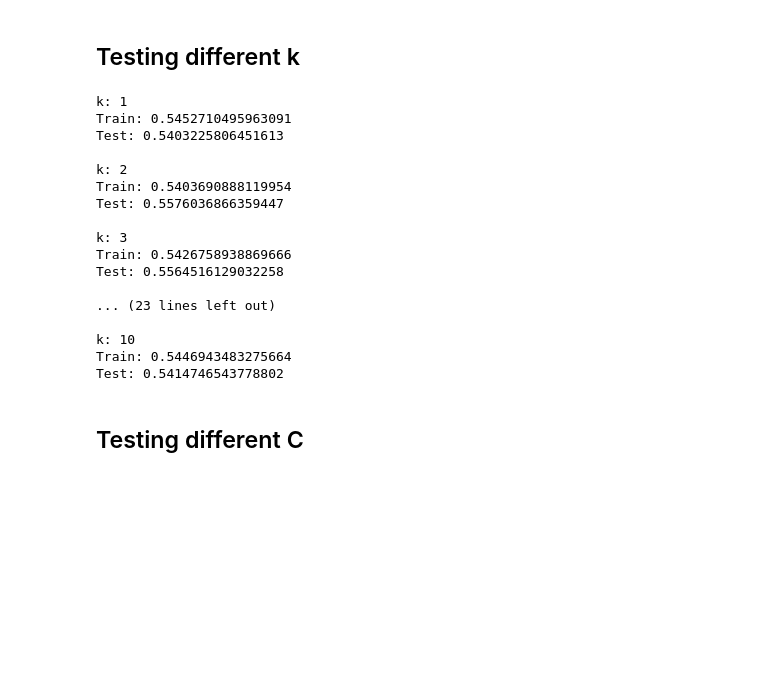
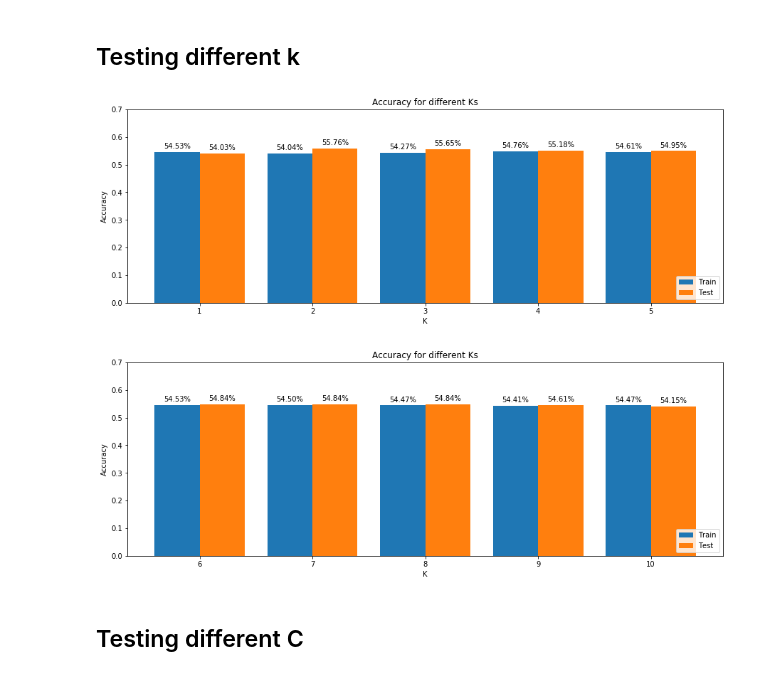
Before and after one commit to TheFebrin/LimitOrderBook, a Jupyter notebook: LOB_project.ipynb, the cells around one changed output. Drawn from its saved outputs; the diff is of its cells as text; code cells hidden in the pictures; blank space fills up the shorter version.

```diff
--- a/LOB_project.ipynb
+++ b/LOB_project.ipynb
@@ -508,37 +511,55 @@ False positive: 230
         [230, 294]], dtype=int64), 868, 0.5576036866359447)
 # %% [markdown]
 ## Testing different k
+# %%
+def plot(X, Y1, Y2, title, x_title, width=0.02, a=0, b=-1):
+    def autolabel(rects):
+        for rect in rects:
+            height = rect.get_height()
+            ax.annotate('{:.2f}%'.format(height * 100),
+                        xy=(rect.get_x() + rect.get_width() / 2, height),
+                        xytext=(0, 3),  # 3 points vertical offset
+                        textcoords="offset points",
+                        ha='center', va='bottom')
+
+    fig, ax = plt.subplots(figsize=(15,5))
+    rects1 = ax.bar(X[a: b] - width/2, Y1[a: b], width, label='Train')
+    rects2 = ax.bar(X[a: b] + width/2, Y2[a: b], width, label='Test')
+    ax.set_ylabel('Accuracy')
+    ax.set_xlabel(x_title)
+    ax.set_xticks(X[a: b])
+    ax.set_ylim([0, 0.7])
+    ax.set_title(title)
+    ax.legend(loc='lower right')
+    autolabel(rects1)
+    autolabel(rects2)
 # %%
-for K in range(1,11):
+train_c, test_c = [], []
+k_list = np.arange(1, 11)
+
+for K in k_list:
     X = np.array([[queue_imbalance_k(data,t,k) for k in range(1,K+1)] for t in T])
     X_train, X_test, y_train, y_test = train_test_split(
         X, target, test_size=0.2, random_state=42,shuffle=False)
     LR = LogisticRegression(solver = 'lbfgs')
     LR.fit(X_train,y_train)
     preds_train = LR.predict(X_train)
-    print('k:', K)
-    print(f'Train: {np.mean(preds_train == y_train)}')
-    preds = LR.predict(X_test)
-    print(f'Test: {np.mean(preds == y_test)}')
-    print()
+    train_c.append(np.mean(preds_train == y_train))
+    preds_test = LR.predict(X_test)
+    test_c.append(np.mean(preds_test == y_test))
+#     print('K:', K)
+#     print(f'Train: {np.mean(preds_train == y_train)}')
+#     print(f'Test: {np.mean(preds_test == y_test)}')
+#     print()
+
+train_c = np.array(train_c)
+test_c = np.array(test_c)
-# %% [output]
-k: 1
-Train: 0.5452710495963091
-Test: 0.5403225806451613
-
-k: 2
-Train: 0.5403690888119954
-Test: 0.5576036866359447
-
-k: 3
-Train: 0.5426758938869666
-Test: 0.5564516129032258
-
-... (23 lines left out)
-
-k: 10
-Train: 0.5446943483275664
-Test: 0.5414746543778802
+# %%
+plot(X=k_list, Y1=train_c, Y2=test_c, title='Accuracy for different Ks', x_title='K', width=0.4, b=len(k_list) // 2)
+plot(X=k_list, Y1=train_c, Y2=test_c, title='Accuracy for different Ks', x_title='K', width=0.4, a=len(k_list) // 2, b=len(k_list))
+# %% [output]
+[figure, added]
+[figure, added]
 # %% [markdown]
 ## Testing different C
 # %%
```
Also changed, not shown: parts of 5 cells of this notebook.
